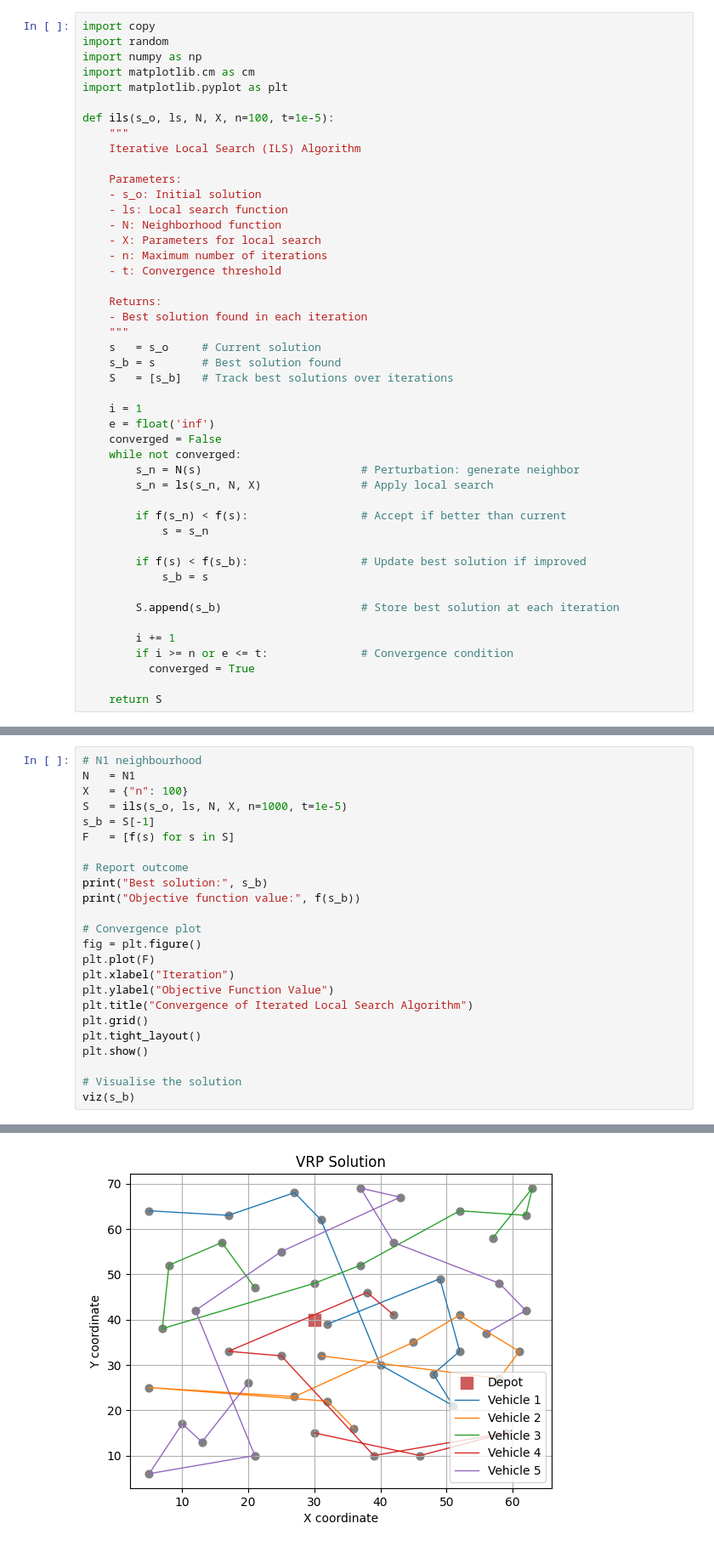
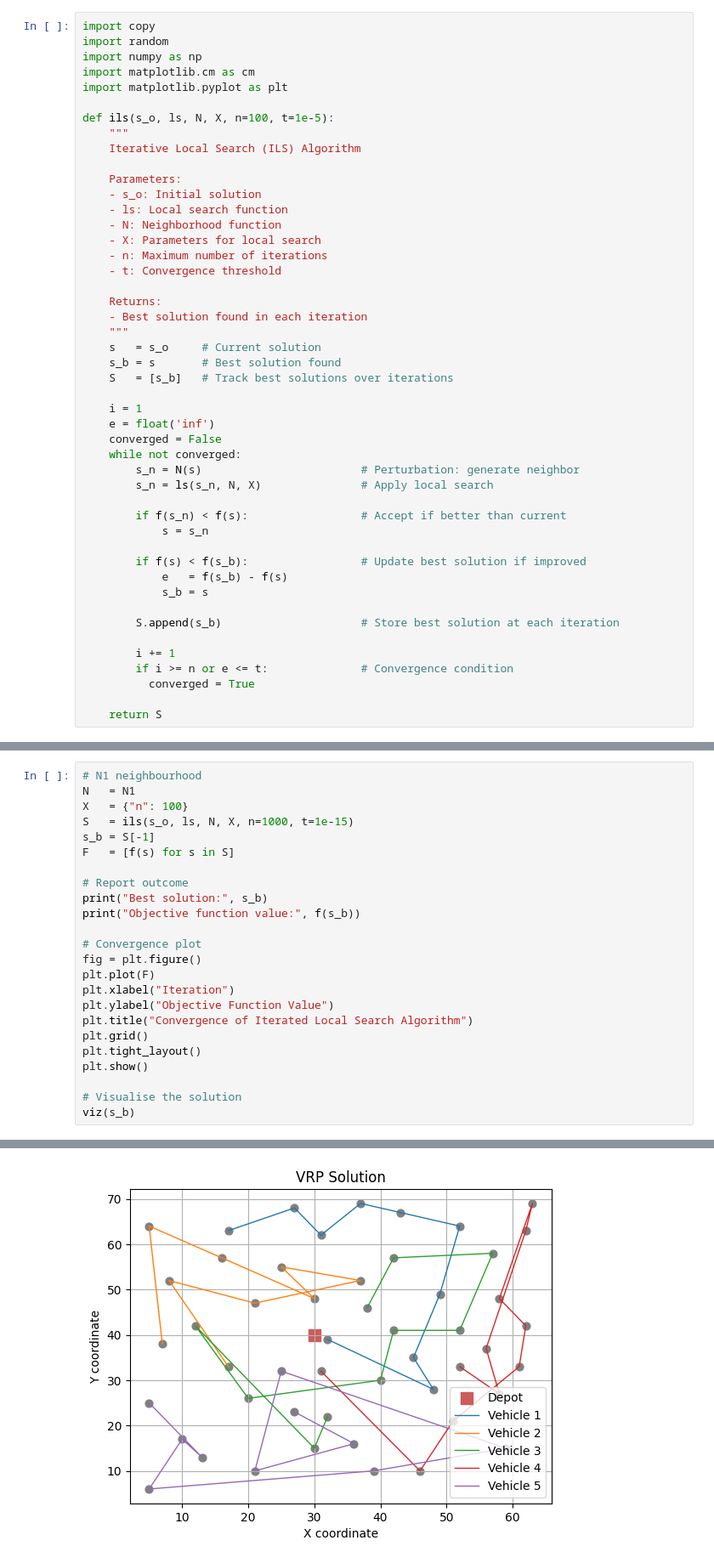
Before and after one commit to anmpahwa/CE5972, a Jupyter notebook: book/content/lecture_34.ipynb, the cells around one changed output, grey strips where cells are left out. Shown at 85% size. Cells and saved outputs as stored; diff of their text form.

```diff
--- a/book/content/lecture_34.ipynb
+++ b/book/content/lecture_34.ipynb
@@ -68,6 +68,7 @@ def ils(s_o, ls, N, X, n=100, t=1e-5):
             s = s_n
 
         if f(s) < f(s_b):                 # Update best solution if improved
+            e   = f(s_b) - f(s)
             s_b = s
 
         S.append(s_b)                     # Store best solution at each iteration
@@ -265,7 +266,7 @@ viz(s_o)
 # N1 neighbourhood
 N   = N1
 X   = {"n": 100}
-S   = ils(s_o, ls, N, X, n=1000, t=1e-5)
+S   = ils(s_o, ls, N, X, n=1000, t=1e-15)
 s_b = S[-1]
 F   = [f(s) for s in S]
 
@@ -292,4 +293,4 @@ Objective function value: 861.9154302435206
-[figure, old version]
+[figure, new version]
 # %%
 # N2 neighbourhood
 N   = N2
```
Also changed, not shown: parts of 3 cells of this notebook.
